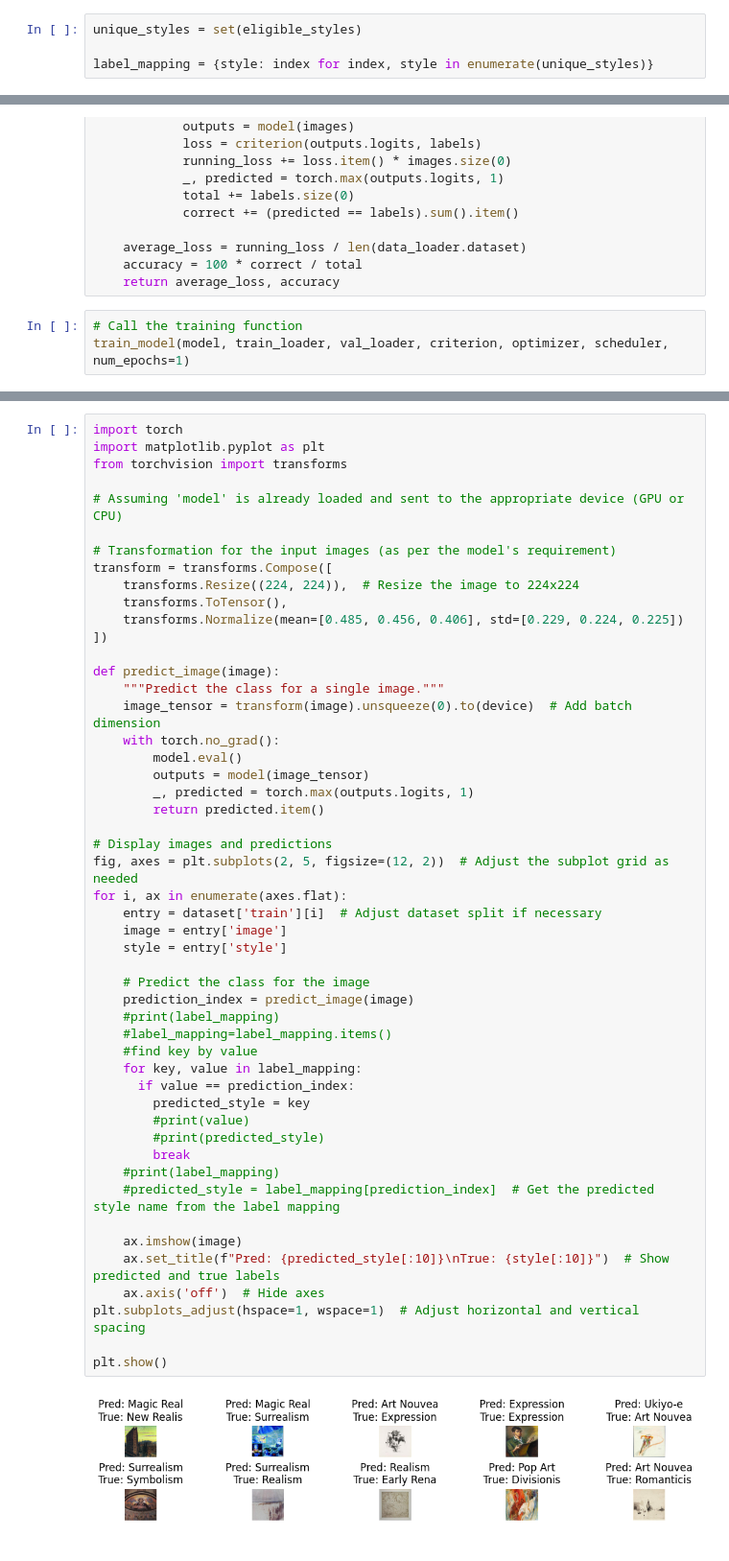
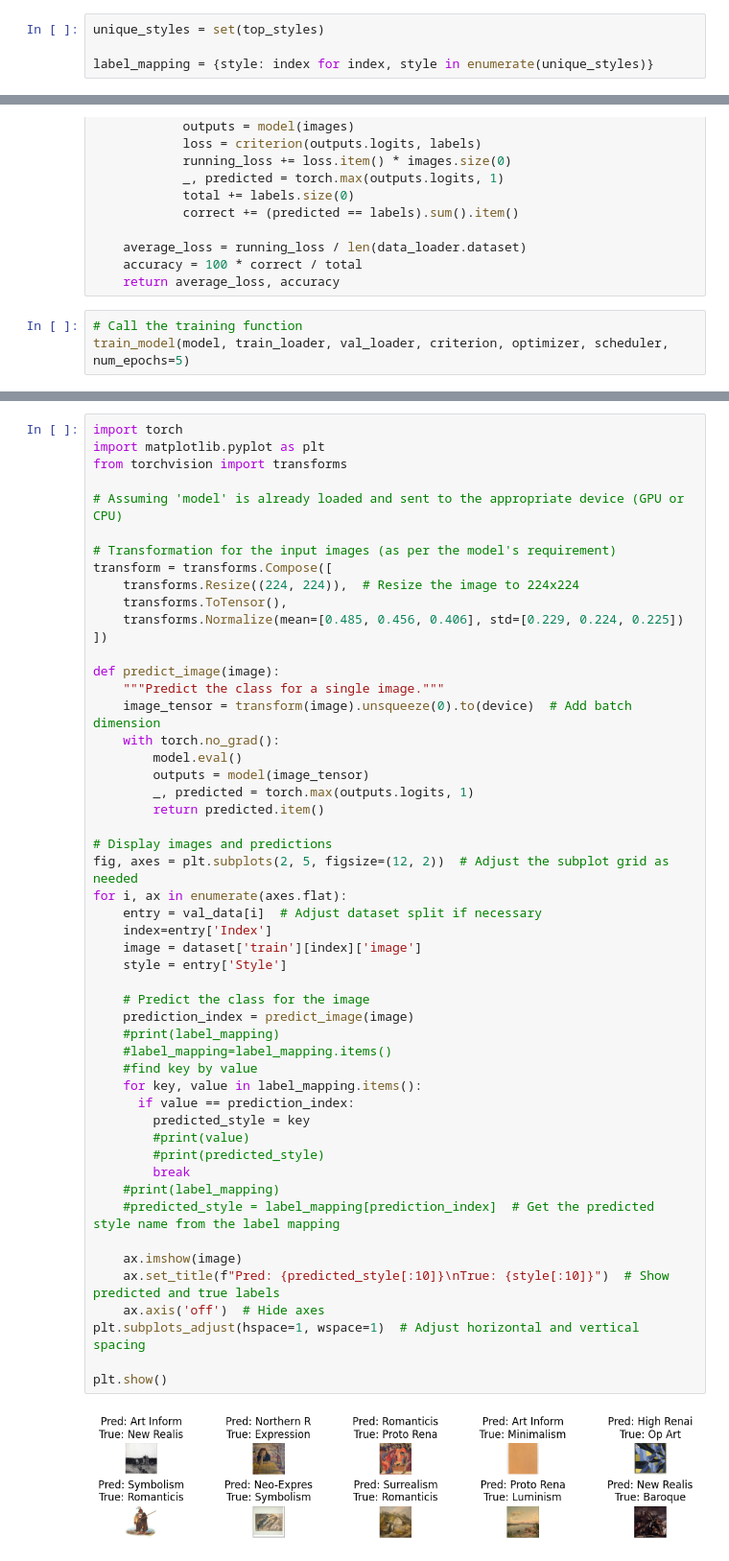
Before and after one commit to wsong5077/art-style-identify, a Jupyter notebook: artstyle.ipynb, the cells around one changed output, grey strips where cells are left out. Shown at 96% size. Cells and saved outputs as stored; diff of their text form.

Commit message:
Artstyle identification with full 35 labels

```diff
--- a/artstyle.ipynb
+++ b/artstyle.ipynb
@@ -217,5 +263,5 @@ for i in range(103250):  # Adjust the range as needed based on your dataset size
 # %%
-unique_styles = set(eligible_styles)
+unique_styles = set(top_styles)
 
 label_mapping = {style: index for index, style in enumerate(unique_styles)}
 # %%
@@ -400,5 +470,5 @@ def evaluate_model(model, data_loader, criterion):
     return average_loss, accuracy
 # %%
 # Call the training function
-train_model(model, train_loader, val_loader, criterion, optimizer, scheduler, num_epochs=1)
+train_model(model, train_loader, val_loader, criterion, optimizer, scheduler, num_epochs=5)
 # %% [output]
@@ -447,38 +520,39 @@ def predict_image(image):
     with torch.no_grad():
         model.eval()
         outputs = model(image_tensor)
         _, predicted = torch.max(outputs.logits, 1)
         return predicted.item()
 
 # Display images and predictions
 fig, axes = plt.subplots(2, 5, figsize=(12, 2))  # Adjust the subplot grid as needed
 for i, ax in enumerate(axes.flat):
-    entry = dataset['train'][i]  # Adjust dataset split if necessary
-    image = entry['image']
-    style = entry['style']
+    entry = val_data[i]  # Adjust dataset split if necessary
+    index=entry['Index']
+    image = dataset['train'][index]['image']
+    style = entry['Style']
 
     # Predict the class for the image
     prediction_index = predict_image(image)
     #print(label_mapping)
     #label_mapping=label_mapping.items()
     #find key by value
-    for key, value in label_mapping:
+    for key, value in label_mapping.items():
       if value == prediction_index:
         predicted_style = key
         #print(value)
         #print(predicted_style)
         break
     #print(label_mapping)
     #predicted_style = label_mapping[prediction_index]  # Get the predicted style name from the label mapping
 
     ax.imshow(image)
     ax.set_title(f"Pred: {predicted_style[:10]}\nTrue: {style[:10]}")  # Show predicted and true labels
     ax.axis('off')  # Hide axes
 plt.subplots_adjust(hspace=1, wspace=1)  # Adjust horizontal and vertical spacing
 
 plt.show()
 # %% [output]
-[figure, old version]
+[figure, new version]
 # %%
 from google.colab import drive
 drive.mount('/content/drive')
```
Also changed, not shown: parts of 13 cells of this notebook.
